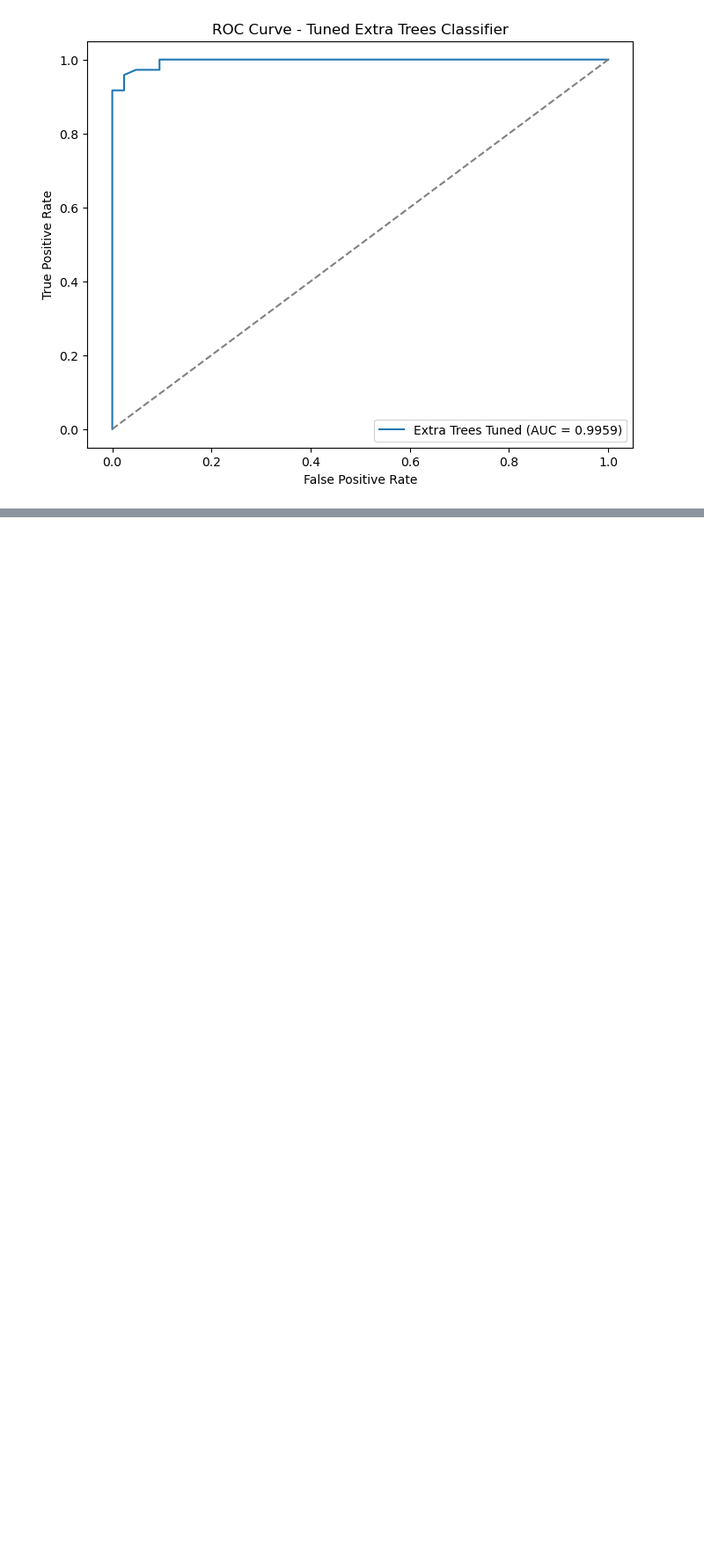
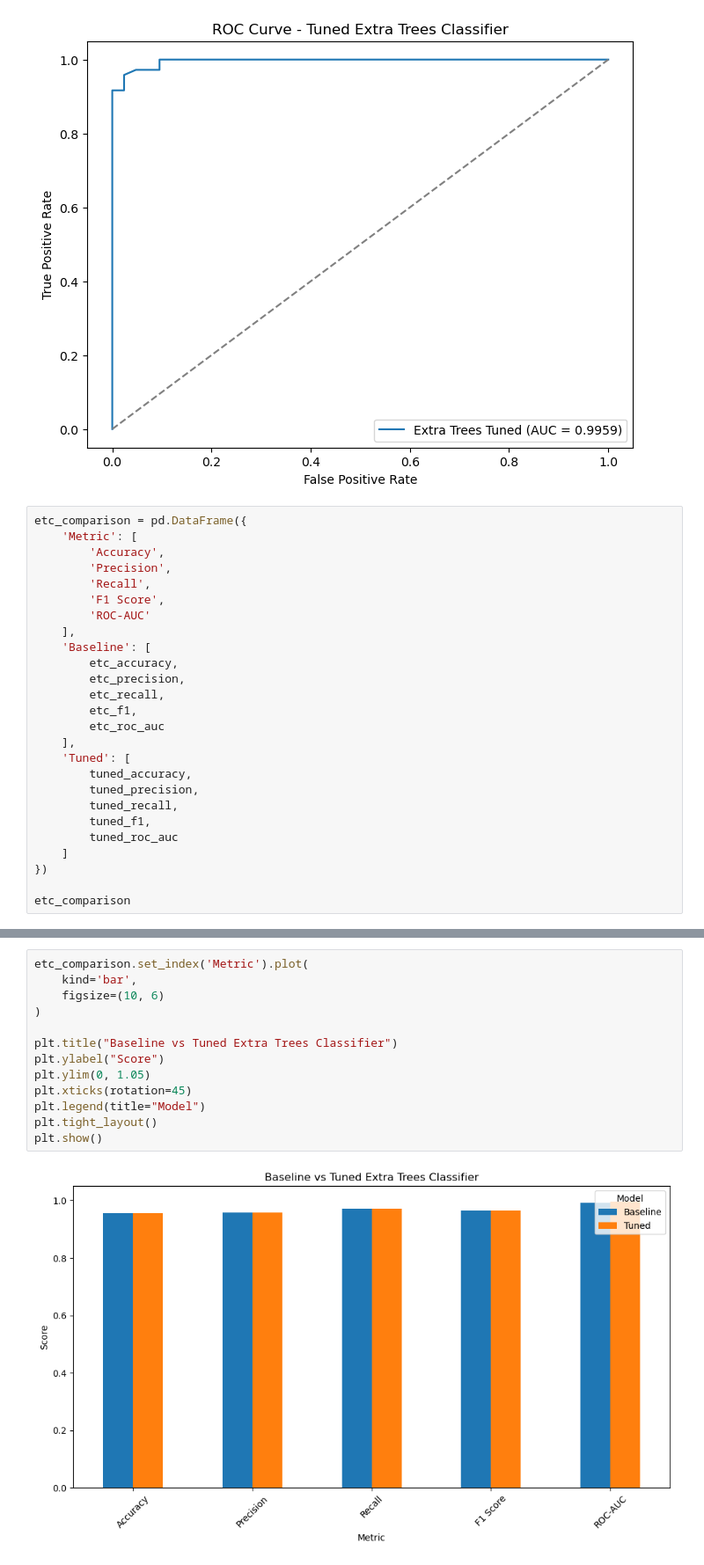
Before and after one commit to Gyrith/Machine-Learning-Models, a Jupyter notebook: Supervised Learning/ExtraTrees.ipynb, the cells around one changed output, grey strips where cells are left out. Shown at 88% size. Drawn from its saved outputs; the diff is of its cells as text; blank space fills up the shorter version.

Commit message:
ExtraTrees

```diff
--- a/Supervised Learning/ExtraTrees.ipynb
+++ b/Supervised Learning/ExtraTrees.ipynb
@@ -805,3 +805,29 @@ plt.legend()
 plt.show()
 # %% [output]
 [figure]
+# %%
+etc_comparison = pd.DataFrame({
+    'Metric': [
+        'Accuracy',
+        'Precision',
+        'Recall',
+        'F1 Score',
+        'ROC-AUC'
+    ],
+    'Baseline': [
+        etc_accuracy,
+        etc_precision,
+        etc_recall,
+        etc_f1,
+        etc_roc_auc
+    ],
+    'Tuned': [
+        tuned_accuracy,
+        tuned_precision,
+        tuned_recall,
+        tuned_f1,
+        tuned_roc_auc
+    ]
+})
+
+etc_comparison
@@ -807,0 +841,15 @@ plt.show()
+# %%
+etc_comparison.set_index('Metric').plot(
+    kind='bar',
+    figsize=(10, 6)
+)
+
+plt.title("Baseline vs Tuned Extra Trees Classifier")
+plt.ylabel("Score")
+plt.ylim(0, 1.05)
+plt.xticks(rotation=45)
+plt.legend(title="Model")
+plt.tight_layout()
+plt.show()
+# %% [output]
+[figure, added]
```
Also changed, not shown: parts of 3 cells of this notebook, 5 other files.
